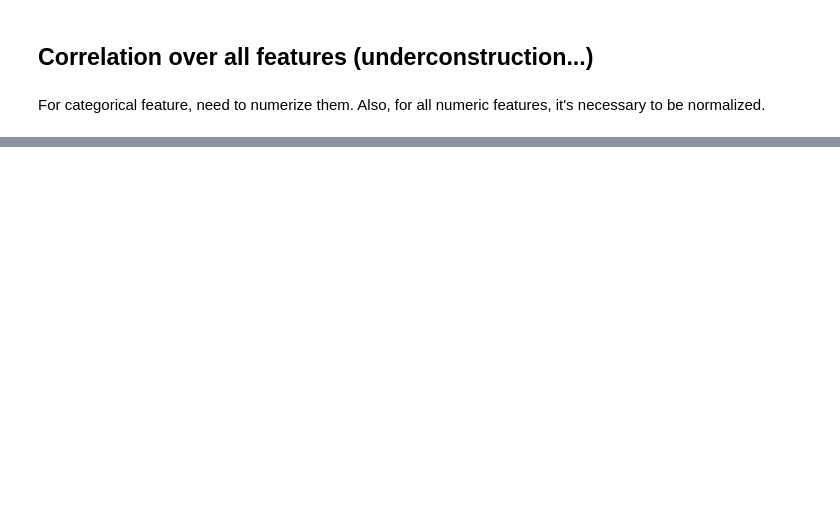
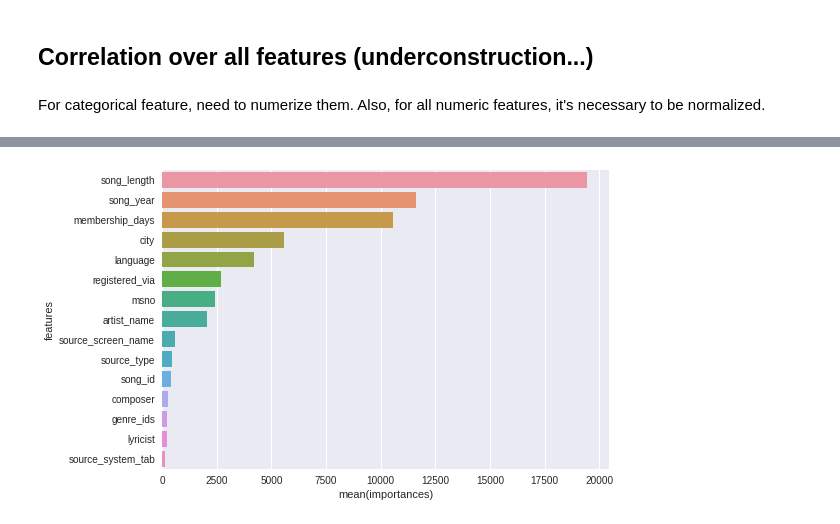
Before and after one commit to dsmilab/WSDM2018-KKBox-MRC, a Jupyter notebook: prepro.ipynb, the cells around one changed output, grey strips where cells are left out. Saved outputs shown, nothing was run; the diff lists cells and outputs as text; code cells hidden in the pictures; blank space fills up the shorter version.

```diff
--- a/prepro.ipynb
+++ b/prepro.ipynb
@@ -70,0 +118,16 @@ sns.plt.show()
+# %%
+train_set = lgb.Dataset(x, y)
+valid_set = [train_set]
+
+params = dict({
+    'learning_rate': 0.1,
+    'application': 'binary',
+    'min_data_in_leaf': 4,
+    'max_depth': 10,
+    'num_leaves': 2 ** 10,
+    'verbosity': 0,
+    'metric': 'auc'
+})
+
+model = lgb.train(params, train_set=train_set, valid_sets=valid_set, num_boost_round=100)
+y_test = model.predict(x_test)
@@ -70,0 +152,9 @@ sns.plt.show()
+# %%
+plot_df = pd.DataFrame({'features': train_df.columns[train_df.columns != 'target'],
+                        'importances': model.feature_importance()})
+plot_df = plot_df.sort_values('importances', ascending=False)
+
+sns.barplot(x = plot_df.importances, y = plot_df.features)
+sns.plt.show()
+# %% [output]
+[figure, added]
```
Also changed, not shown: parts of 6 cells of this notebook, 4 other files.
